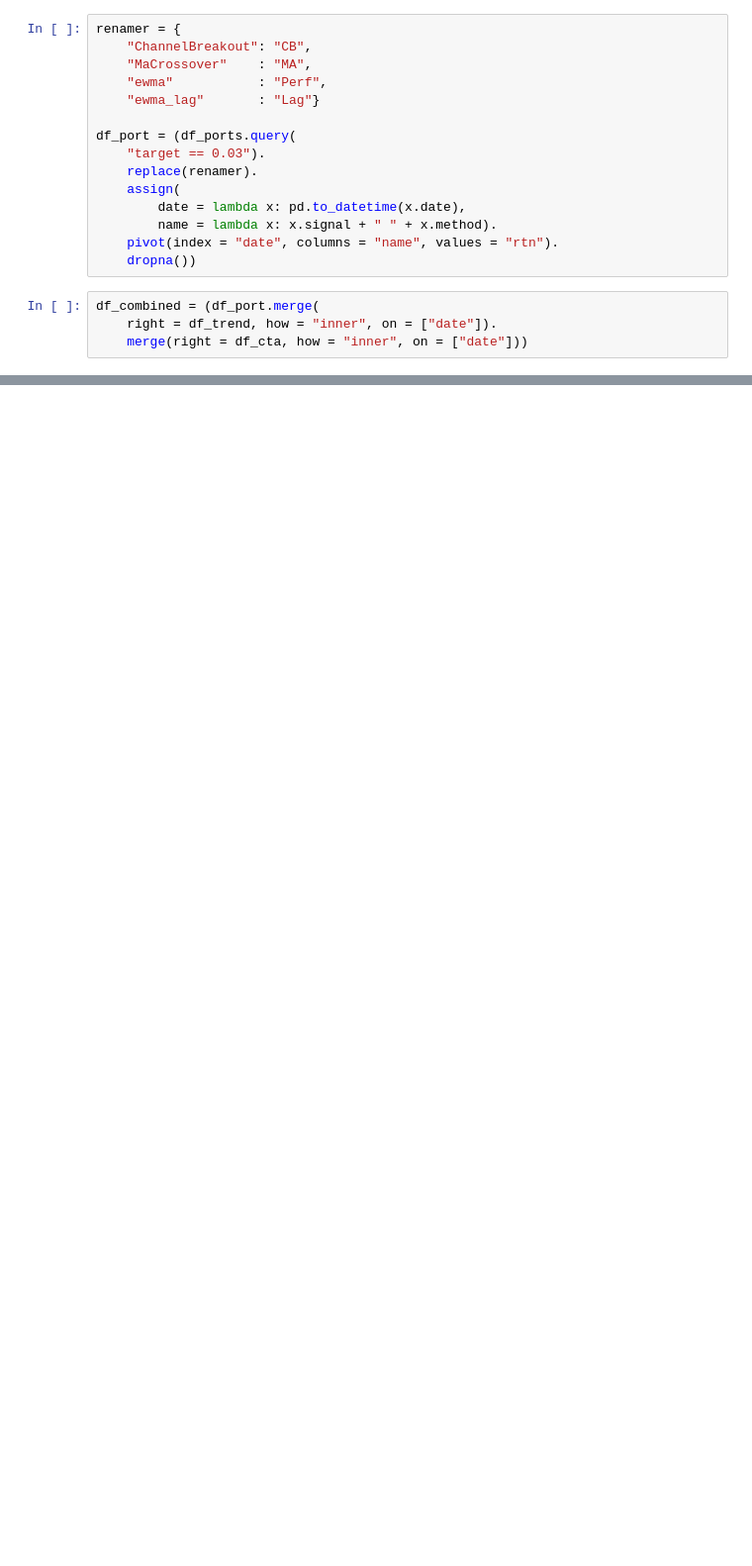
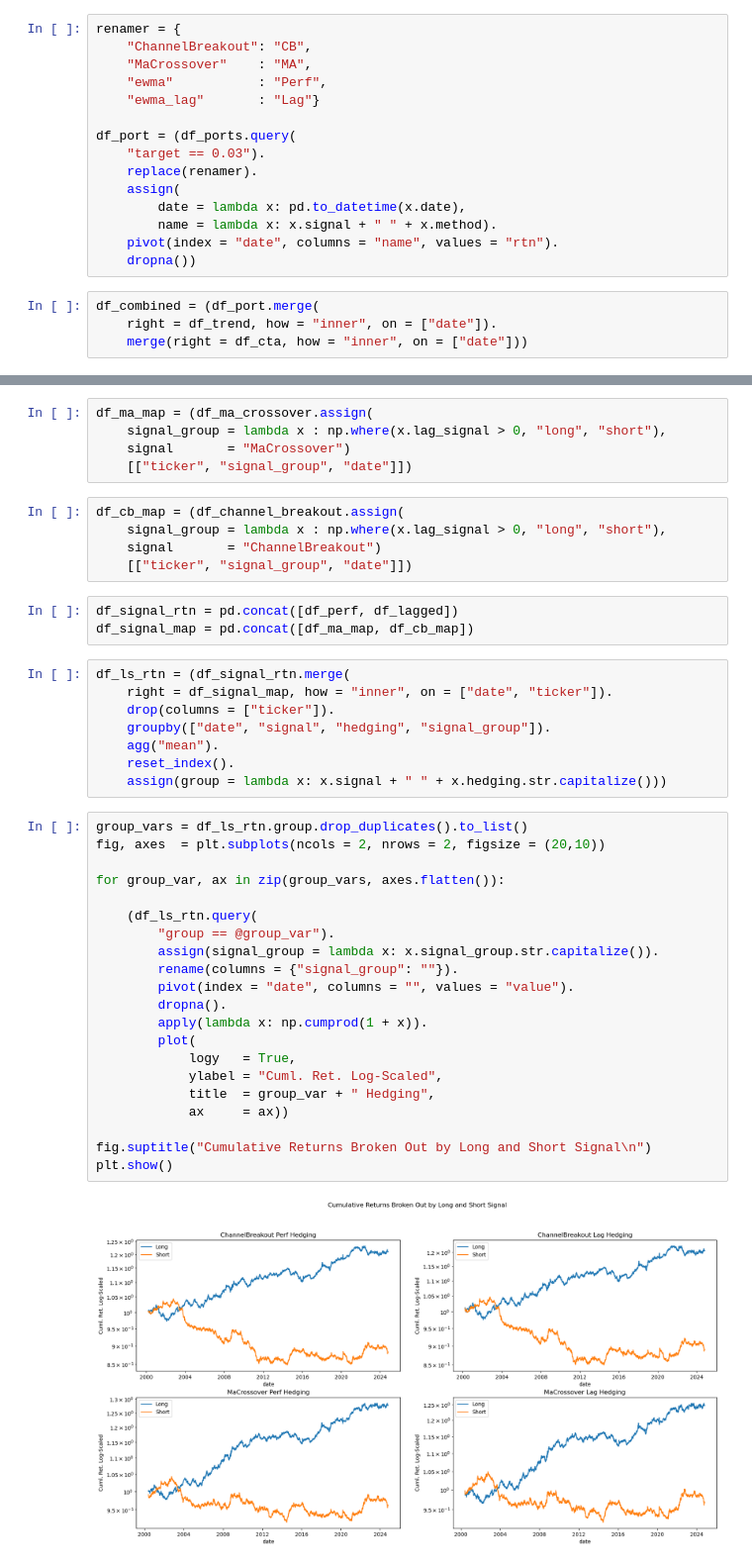
Before and after one commit to diegodalvarez/TrendSystem, a Jupyter notebook: Research/Blogs/AlphaQuestCTASeries.ipynb, the cells around one changed output, grey strips where cells are left out. Shown at 99% size. Saved outputs shown, nothing was run; the diff lists cells and outputs as text; blank space fills up the shorter version.

```diff
--- a/Research/Blogs/AlphaQuestCTASeries.ipynb
+++ b/Research/Blogs/AlphaQuestCTASeries.ipynb
@@ -291,0 +478,44 @@ AQTools().get_perform_results(df_combined)
+# %%
+df_ma_map = (df_ma_crossover.assign(
+    signal_group = lambda x : np.where(x.lag_signal > 0, "long", "short"),
+    signal       = "MaCrossover")
+    [["ticker", "signal_group", "date"]])
+# %%
+df_cb_map = (df_channel_breakout.assign(
+    signal_group = lambda x : np.where(x.lag_signal > 0, "long", "short"),
+    signal       = "ChannelBreakout")
+    [["ticker", "signal_group", "date"]])
+# %%
+df_signal_rtn = pd.concat([df_perf, df_lagged])
+df_signal_map = pd.concat([df_ma_map, df_cb_map])
+# %%
+df_ls_rtn = (df_signal_rtn.merge(
+    right = df_signal_map, how = "inner", on = ["date", "ticker"]).
+    drop(columns = ["ticker"]).
+    groupby(["date", "signal", "hedging", "signal_group"]).
+    agg("mean").
+    reset_index().
+    assign(group = lambda x: x.signal + " " + x.hedging.str.capitalize()))
+# %%
+group_vars = df_ls_rtn.group.drop_duplicates().to_list()
+fig, axes  = plt.subplots(ncols = 2, nrows = 2, figsize = (20,10))
+
+for group_var, ax in zip(group_vars, axes.flatten()):
+
+    (df_ls_rtn.query(
+        "group == @group_var").
+        assign(signal_group = lambda x: x.signal_group.str.capitalize()).
+        rename(columns = {"signal_group": ""}).
+        pivot(index = "date", columns = "", values = "value").
+        dropna().
+        apply(lambda x: np.cumprod(1 + x)).
+        plot(
+            logy   = True,
+            ylabel = "Cuml. Ret. Log-Scaled",
+            title  = group_var + " Hedging",
+            ax     = ax))
+
+fig.suptitle("Cumulative Returns Broken Out by Long and Short Signal\n")
+plt.show()
+# %% [output]
+[figure, added]
```
Also changed, not shown: parts of 17 cells of this notebook.
